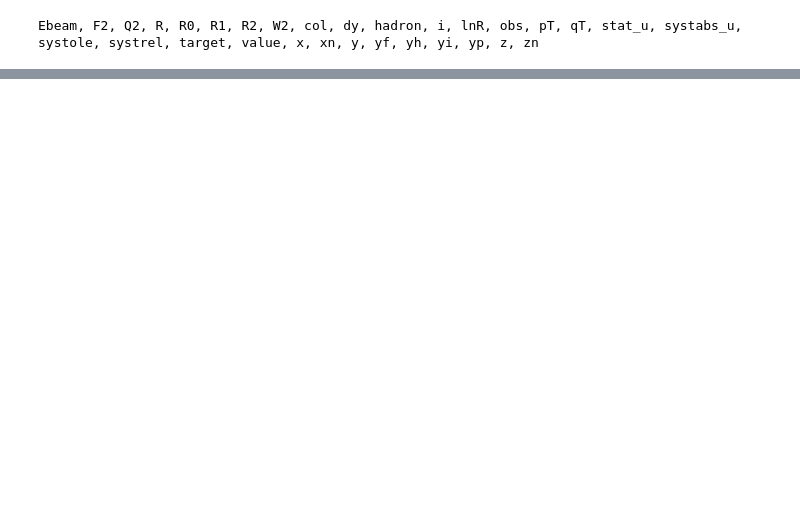
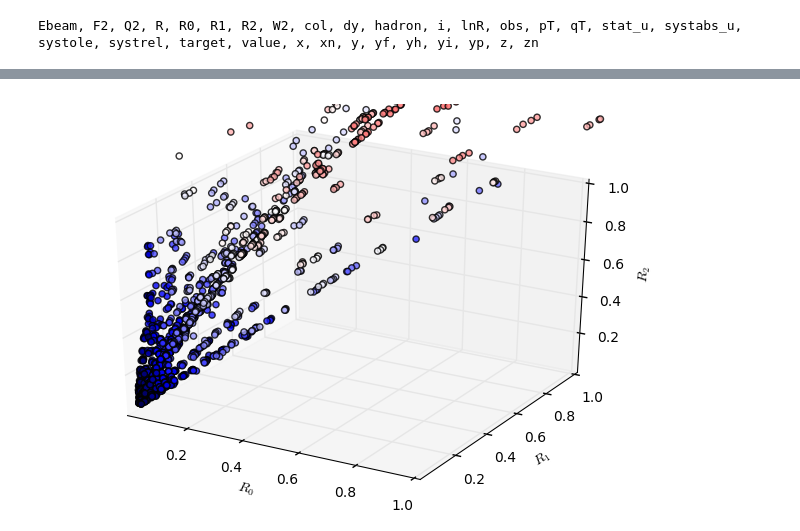
Before and after one commit to prokudin/collinearity, a Jupyter notebook: notebooks/HERMES_Alexei_R0_R1_R2_function_PT.ipynb, the cells around one changed output, grey strips where cells are left out. Saved outputs shown, nothing was run; the diff lists cells and outputs as text; code cells hidden in the pictures; blank space fills up the shorter version.

```diff
--- a/notebooks/HERMES_Alexei_R0_R1_R2_function_PT.ipynb
+++ b/notebooks/HERMES_Alexei_R0_R1_R2_function_PT.ipynb
@@ -129,0 +220,14 @@ def color_plot(data,vert_lab, hor_lab, cmap="plasma", alpha=1.0):
+# %%
+fig, ax, xval, yval, zval = color_plot3D(data,"R0", "R1","R2",cmap="seismic", alpha=0.8)
+#ax.yscale('symlog')
+#ax.set_yscale("log")
+ax.set_ylim([0.0001,1])
+#ax.set_xscale("log")
+ax.set_xlim([0.0001,1])
+ax.set_zlim([0.0001,1])
+##plt.axhline(1,0,1)
+#plt.axvline(1,0,1)
+plt.savefig("../Figs/hermes_data_R0_R1_R2.pdf")
+plt.show()
+# %% [output]
+[figure, added]
```
Also changed, not shown: parts of 23 cells of this notebook.
